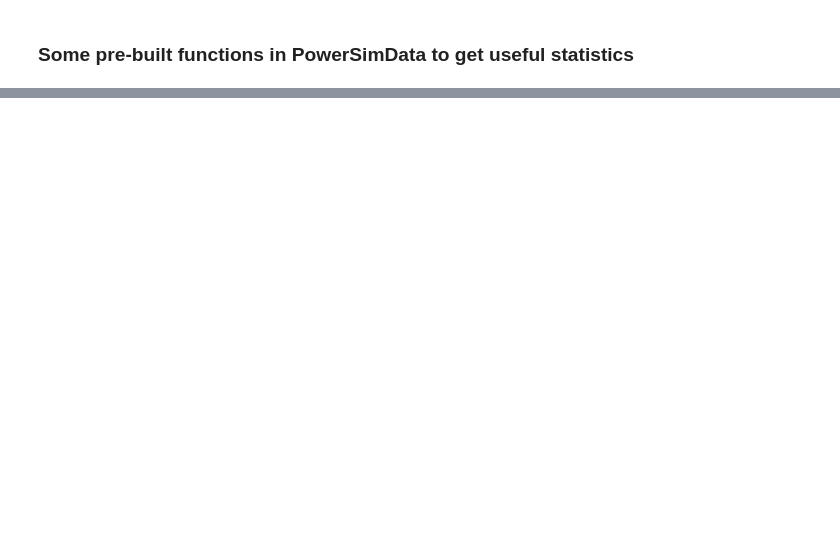
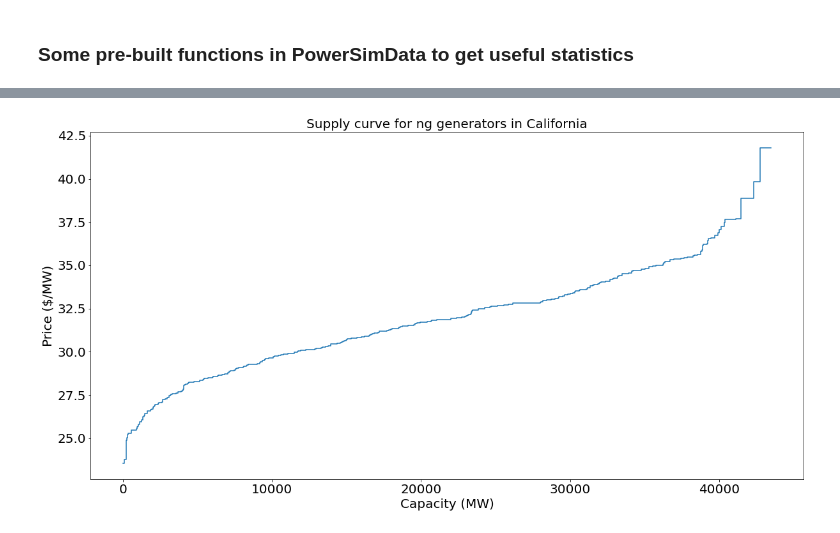
Before and after one commit to Breakthrough-Energy/plug, a Jupyter notebook: standalone/analyze.ipynb, the cells around one changed output, grey strips where cells are left out. Saved outputs shown, nothing was run; the diff lists cells and outputs as text; code cells hidden in the pictures; blank space fills up the shorter version.

Commit message:
chore: add plots to analyze.ipynb using western scenario results

```diff
--- a/standalone/analyze.ipynb
+++ b/standalone/analyze.ipynb
@@ -2,4 +2,5 @@
 ### Results Analysis and Visualization
 # %%
 from powersimdata.scenario.scenario import Scenario
-scenario = Scenario("training")
+# scenario = Scenario("training")
+scenario = Scenario(2497)
@@ -31,0 +80,4 @@ P, F = P, F = build_supply_curve(grid, 1, 'Louisiana', 'ng’)
+# %%
+from powersimdata.design.generation.cost_curves import get_supply_data
+grid = scenario.get_grid()
+supply_df = get_supply_data(grid, 1)
@@ -32,2 +101,7 @@ P, F = P, F = build_supply_curve(grid, 1, 'Louisiana', 'ng’)
+# %%
+from powersimdata.design.generation.cost_curves import build_supply_curve
+P, F = build_supply_curve(grid, 1, 'California', 'ng')
+# %% [output]
+[figure, added]
 # %%
 from powersimdata.design.generation.cost_curves import ks_test
```
Also changed, not shown: parts of 8 cells of this notebook, 1 other file.
